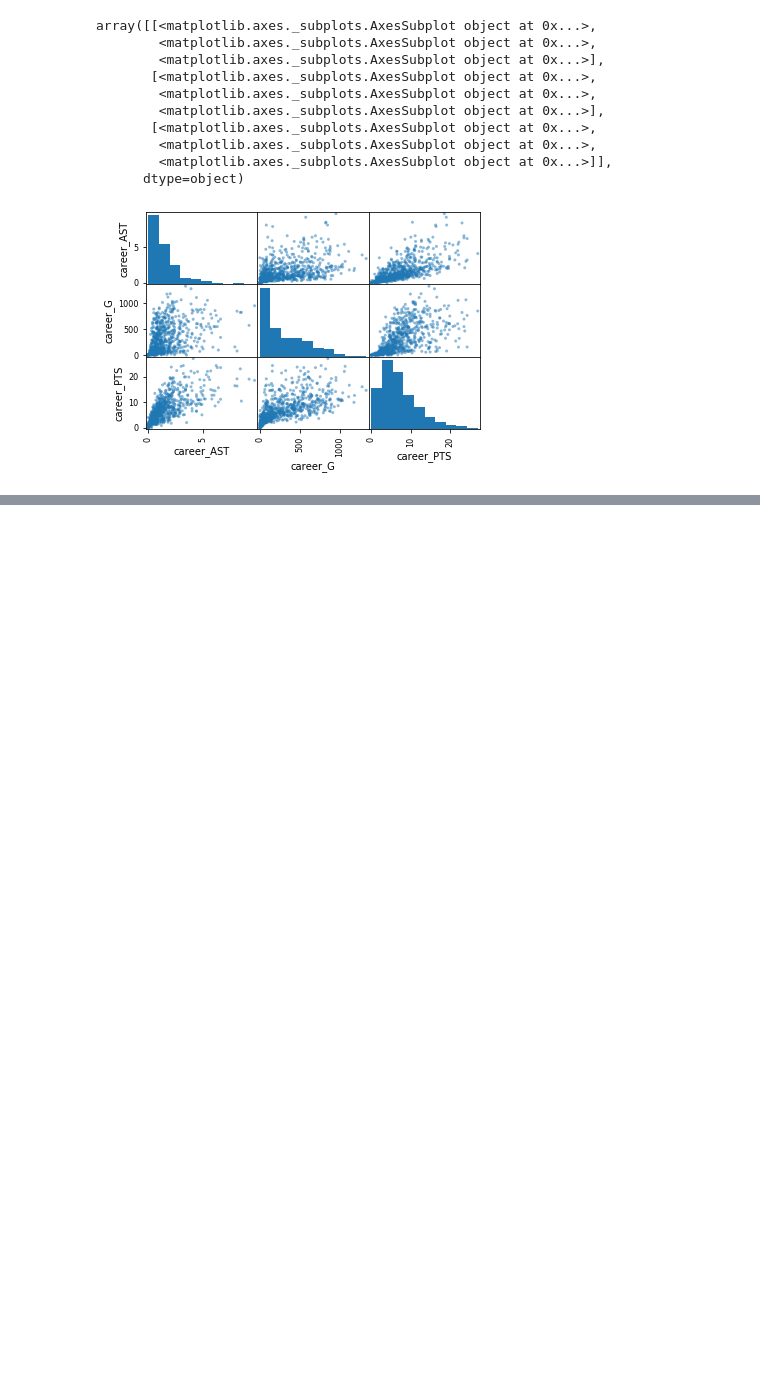
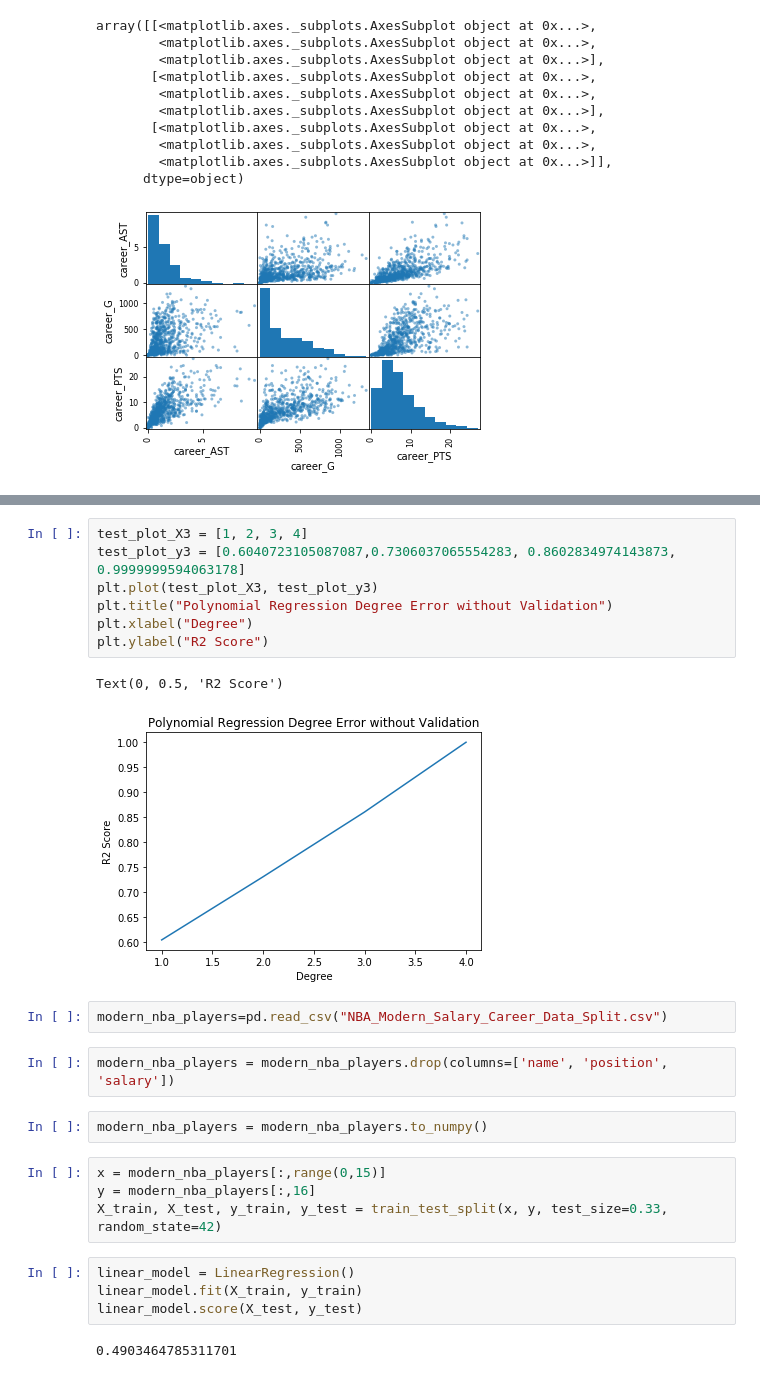
Before and after one commit to m6cortez/COGS_118B_Project, a Jupyter notebook: NBA_Salaries.ipynb, the cells around one changed output, grey strips where cells are left out. Saved outputs shown, nothing was run; the diff lists cells and outputs as text; blank space fills up the shorter version.

Commit message:
Data files and notebook file

```diff
--- a/NBA_Salaries.ipynb
+++ b/NBA_Salaries.ipynb
@@ -86,0 +400,26 @@ array([[<matplotlib.axes._subplots.AxesSubplot object at 0x...>,
+# %%
+test_plot_X3 = [1, 2, 3, 4]
+test_plot_y3 = [0.6040723105087087,0.7306037065554283, 0.8602834974143873, 0.9999999594063178]
+plt.plot(test_plot_X3, test_plot_y3)
+plt.title("Polynomial Regression Degree Error without Validation")
+plt.xlabel("Degree")
+plt.ylabel("R2 Score")
+# %% [output]
+Text(0, 0.5, 'R2 Score')
+[figure, added]
+# %%
+modern_nba_players=pd.read_csv("NBA_Modern_Salary_Career_Data_Split.csv")
+# %%
+modern_nba_players = modern_nba_players.drop(columns=['name', 'position', 'salary'])
+# %%
+modern_nba_players = modern_nba_players.to_numpy()
+# %%
+x = modern_nba_players[:,range(0,15)]
+y = modern_nba_players[:,16]
+X_train, X_test, y_train, y_test = train_test_split(x, y, test_size=0.33, random_state=42)
+# %%
+linear_model = LinearRegression()
+linear_model.fit(X_train, y_train)
+linear_model.score(X_test, y_test)
+# %% [output]
+0.4903464785311701
```
Also changed, not shown: parts of 67 cells of this notebook, 15 other files.
